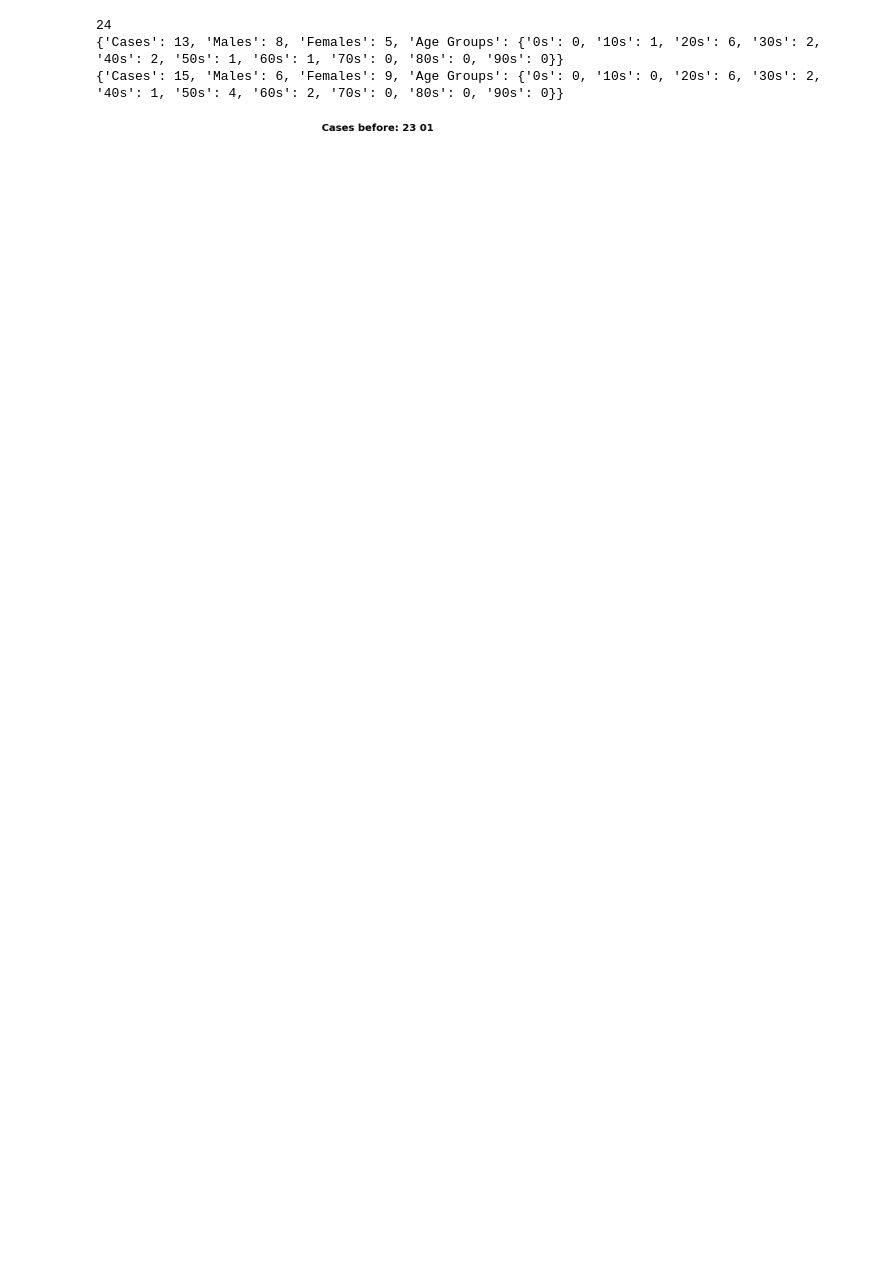
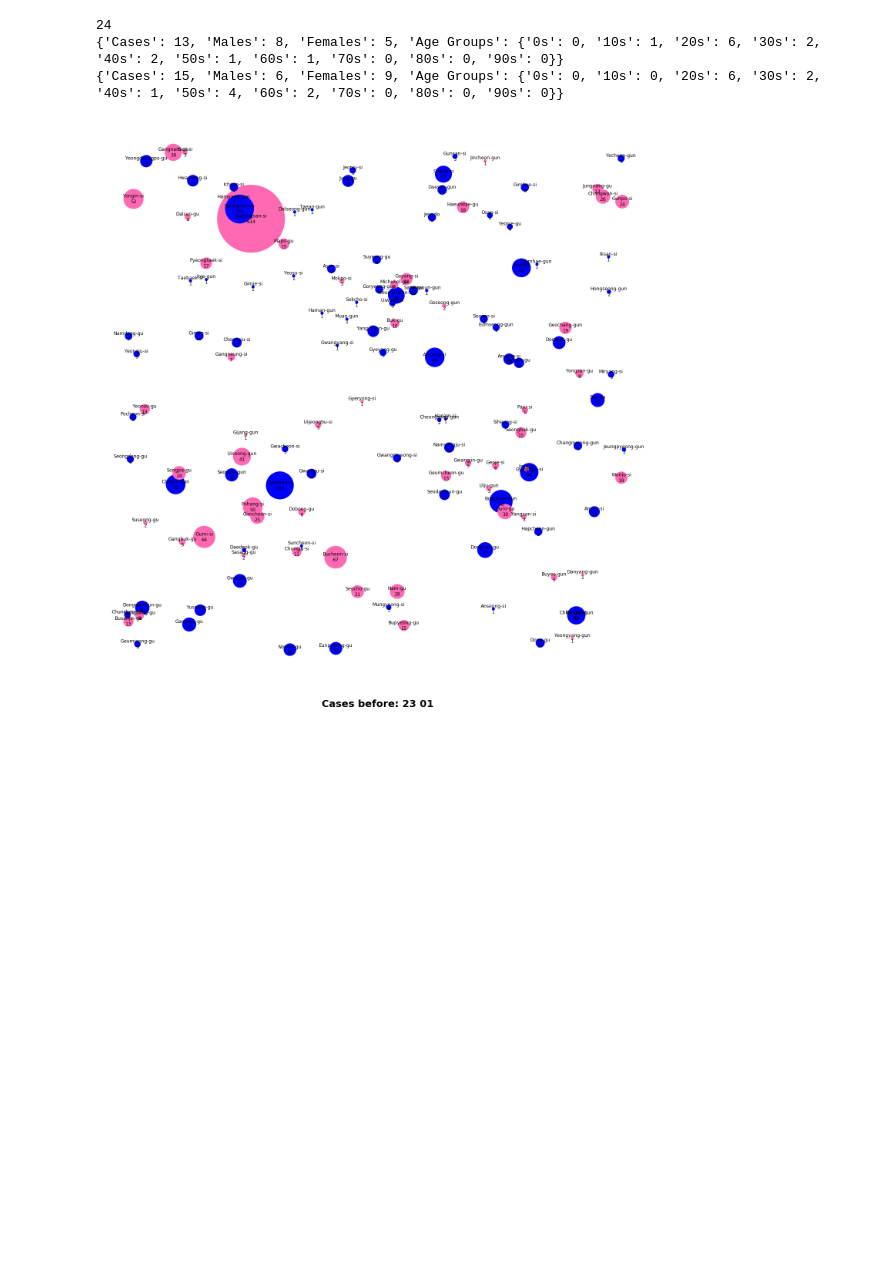
Before and after one commit to Roarkeyboy/COVID-19, a Jupyter notebook: COVID-19.ipynb, the cells around one changed output. Saved outputs shown, nothing was run; the diff lists cells and outputs as text; code cells hidden in the pictures; blank space fills up the shorter version.

```diff
--- a/COVID-19.ipynb
+++ b/COVID-19.ipynb
@@ -254,6 +258,21 @@ print(graph.nodes['Seongbuk-gu'])
 24
 {'Cases': 13, 'Males': 8, 'Females': 5, 'Age Groups': {'0s': 0, '10s': 1, '20s': 6, '30s': 2, '40s': 2, '50s': 1, '60s': 1, '70s': 0, '80s': 0, '90s': 0}}
 {'Cases': 15, 'Males': 6, 'Females': 9, 'Age Groups': {'0s': 0, '10s': 0, '20s': 6, '30s': 2, '40s': 1, '50s': 4, '60s': 2, '70s': 0, '80s': 0, '90s': 0}}
+# %%
+def draw_graph_coloured(gender=False):
+    plt.figure(1,figsize=(20,20))
+    if(gender == True):
+        node_colours = ["hotpink" if graph.nodes[cities]['Females']>graph.nodes[cities]['Males'] else "blue"
+                       for cities in graph.nodes]
+        nx.draw(graph,pos,nodelist=node_names,node_size=node_size,node_color=node_colours,labels=labels,with_labels=True)
+    else:
+        nx.draw(graph,pos,nodelist=node_names,node_size=node_size,node_color='red',labels=labels,with_labels=True)
+    plt.axis('equal')
+    plt.show()
+# %%
+draw_graph_coloured(gender=True)
+# %% [output]
+[figure, added]
 # %%
 from matplotlib.animation import FuncAnimation
 #date_list = ['0115','0125','0205','0215','0225','0305','0325','0405']
```
Also changed, not shown: parts of 2 cells of this notebook.
